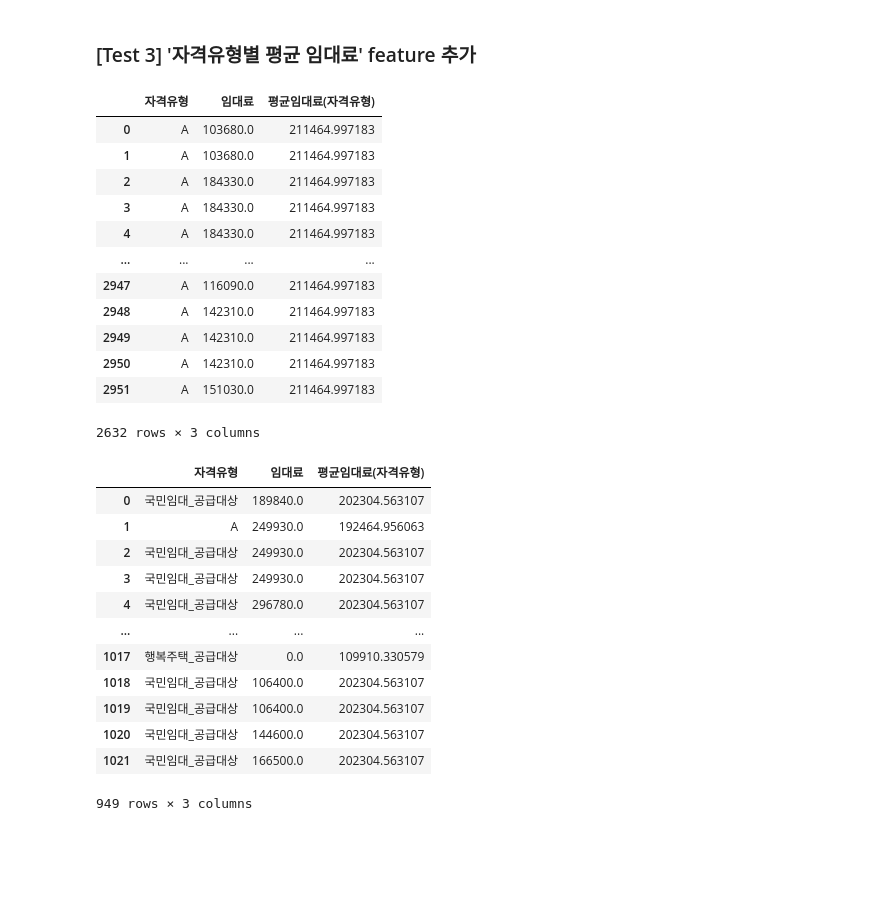
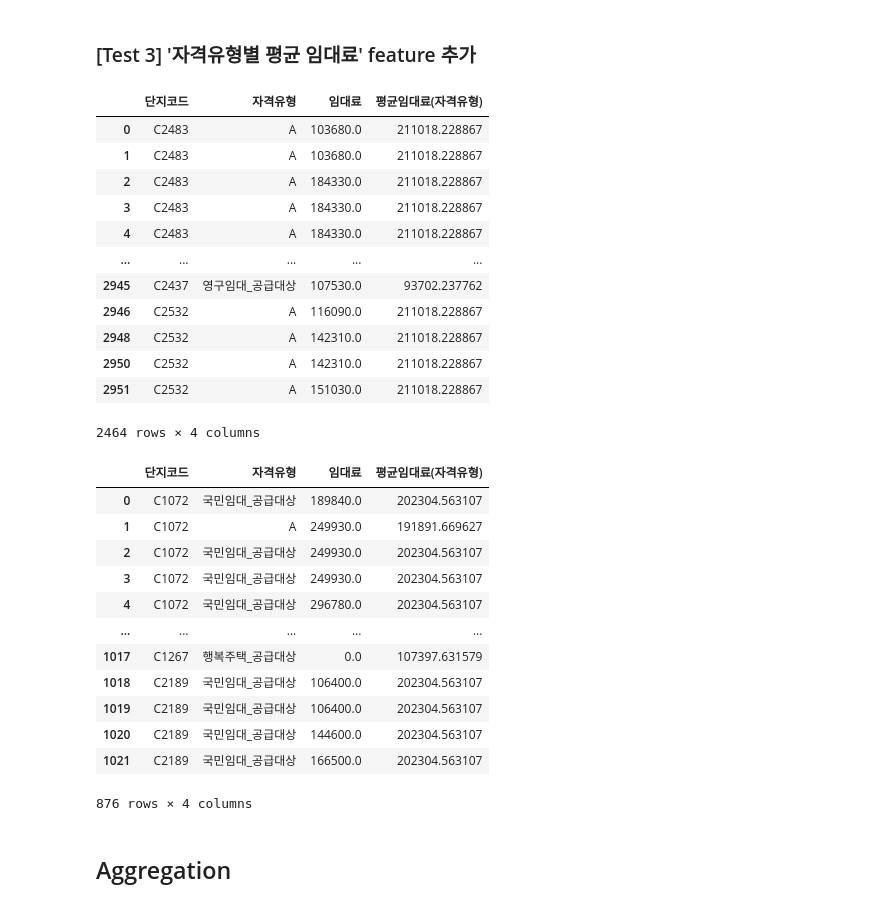
Before and after one commit to Sejong-Kaggle-Challengers-2nd/Choi_YoungMin, a Jupyter notebook: [9]_주차수요_예측/PreProcess/version_3.ipynb, the cells around one changed output. Cells and saved outputs as stored; diff of their text form; code cells hidden in the pictures; blank space fills up the shorter version.

Commit message:
performance test for version_3 -> improved!

```diff
--- a/[9]_주차수요_예측/PreProcess/version_3.ipynb
+++ b/[9]_주차수요_예측/PreProcess/version_3.ipynb
@@ -42,0 +47,8 @@ Data Loaded!
+# %%
+local_map = {}
+
+for i, loc in enumerate(train['지역'].unique()):
+    local_map[loc] = i
+
+train['지역'] = train['지역'].map(local_map)
+test['지역'] = test['지역'].map(local_map)
@@ -43,3 +57,6 @@ Data Loaded!
+# %%
+train['전용면적'] = train['전용면적']//5*5
+test['전용면적'] = test['전용면적']//5*5
 # %% [markdown]
 ## Preprocessing (Version 2)
 # %% [markdown]
@@ -108,12 +117,13 @@ test.loc[test.자격유형.isin(['C', 'I', 'F']), '자격유형'] = '영구임
+# %%
+train.loc[train.공급유형.isin(['공공분양', '공공임대(10년)', '공공임대(분납)']), '공급유형'] = '공공임대(10년/분납/분양)'
+test.loc[test.공급유형.isin(['공공분양', '공공임대(10년)', '공공임대(분납)']), '공급유형'] = '공공임대(10년/분납/분양)'
 # %% [markdown]
 ## Preprocessing (Version 3)
 # %% [markdown]
 ### [Test 1] Train에서 공급유형이 장기전세, 공공분양, 공공임대(5년)인 example을 아예 Drop한다.
 # %%
-train_test_1 = pd.DataFrame(train.공급유형)
+idx = train[(train.공급유형 == '장기전세') | (train.공급유형 == '공공분양') | (train.공급유형 == '공공임대(5년)')].index
+train = train.drop(idx)
 
-idx = train_test_1[(train_test_1.공급유형 == '장기전세') | (train_test_1.공급유형 == '공공분양') | (train_test_1.공급유형 == '공공임대(5년)')].index
-train_test_1 = train_test_1.drop(idx)
-
-train_test_1.공급유형.unique().tolist()
+train.공급유형.unique().tolist()
 # %% [output]
@@ -159,30 +169,30 @@ print(f"['임대건물구분' -> 1 (only 아파트)] : {len(test_test_2.loc[test
 # %% [markdown]
 ### [Test 3] '자격유형별 평균 임대료' feature 추가
 # %%
-train_test_3 = train[['자격유형', '임대료']].copy()
+train_test_3 = train[['단지코드', '자격유형', '임대료']].copy()
 
 qualifies = train_test_3.자격유형.unique().tolist()
 
 for qualify in tqdm(qualifies):
     train_test_3.loc[train_test_3.자격유형 == qualify, '평균임대료(자격유형)'] = train_test_3.loc[train_test_3.자격유형 == qualify, '임대료'].mean()
 
 train_test_3
 # %% [output]
-|  | 자격유형 | 임대료 | 평균임대료(자격유형) |
-| 0 | A | 103680.0 | 211464.997183 |
-| 1 | A | 103680.0 | 211464.997183 |
-| 2 | A | 184330.0 | 211464.997183 |
-| 3 | A | 184330.0 | 211464.997183 |
-| 4 | A | 184330.0 | 211464.997183 |
-| ... | ... | ... | ... |
-| 2947 | A | 116090.0 | 211464.997183 |
-| 2948 | A | 142310.0 | 211464.997183 |
-| 2949 | A | 142310.0 | 211464.997183 |
-| 2950 | A | 142310.0 | 211464.997183 |
-| 2951 | A | 151030.0 | 211464.997183 |
+|  | 단지코드 | 자격유형 | 임대료 | 평균임대료(자격유형) |
+| 0 | C2483 | A | 103680.0 | 211018.228867 |
+| 1 | C2483 | A | 103680.0 | 211018.228867 |
+| 2 | C2483 | A | 184330.0 | 211018.228867 |
+| 3 | C2483 | A | 184330.0 | 211018.228867 |
+| 4 | C2483 | A | 184330.0 | 211018.228867 |
+| ... | ... | ... | ... | ... |
+| 2945 | C2437 | 영구임대_공급대상 | 107530.0 | 93702.237762 |
+| 2946 | C2532 | A | 116090.0 | 211018.228867 |
+| 2948 | C2532 | A | 142310.0 | 211018.228867 |
+| 2950 | C2532 | A | 142310.0 | 211018.228867 |
+| 2951 | C2532 | A | 151030.0 | 211018.228867 |
-2632 rows × 3 columns
+2464 rows × 4 columns
 # %%
-test_test_3 = test[['자격유형', '임대료']].copy()
+test_test_3 = test[['단지코드', '자격유형', '임대료']].copy()
 
 qualifies = test_test_3.자격유형.unique().tolist()
 
@@ -191,16 +201,18 @@ for qualify in tqdm(qualifies):
 
 test_test_3
 # %% [output]
-|  | 자격유형 | 임대료 | 평균임대료(자격유형) |
-| 0 | 국민임대_공급대상 | 189840.0 | 202304.563107 |
-| 1 | A | 249930.0 | 192464.956063 |
-| 2 | 국민임대_공급대상 | 249930.0 | 202304.563107 |
-| 3 | 국민임대_공급대상 | 249930.0 | 202304.563107 |
-| 4 | 국민임대_공급대상 | 296780.0 | 202304.563107 |
-| ... | ... | ... | ... |
-| 1017 | 행복주택_공급대상 | 0.0 | 109910.330579 |
-| 1018 | 국민임대_공급대상 | 106400.0 | 202304.563107 |
-| 1019 | 국민임대_공급대상 | 106400.0 | 202304.563107 |
-| 1020 | 국민임대_공급대상 | 144600.0 | 202304.563107 |
-| 1021 | 국민임대_공급대상 | 166500.0 | 202304.563107 |
+|  | 단지코드 | 자격유형 | 임대료 | 평균임대료(자격유형) |
+| 0 | C1072 | 국민임대_공급대상 | 189840.0 | 202304.563107 |
+| 1 | C1072 | A | 249930.0 | 191891.669627 |
+| 2 | C1072 | 국민임대_공급대상 | 249930.0 | 202304.563107 |
+| 3 | C1072 | 국민임대_공급대상 | 249930.0 | 202304.563107 |
+| 4 | C1072 | 국민임대_공급대상 | 296780.0 | 202304.563107 |
+| ... | ... | ... | ... | ... |
+| 1017 | C1267 | 행복주택_공급대상 | 0.0 | 107397.631579 |
+| 1018 | C2189 | 국민임대_공급대상 | 106400.0 | 202304.563107 |
+| 1019 | C2189 | 국민임대_공급대상 | 106400.0 | 202304.563107 |
+| 1020 | C2189 | 국민임대_공급대상 | 144600.0 | 202304.563107 |
+| 1021 | C2189 | 국민임대_공급대상 | 166500.0 | 202304.563107 |
-949 rows × 3 columns
+876 rows × 4 columns
+# %% [markdown]
+## Aggregation
```
Also changed, not shown: parts of 35 cells of this notebook, 2 other files.
